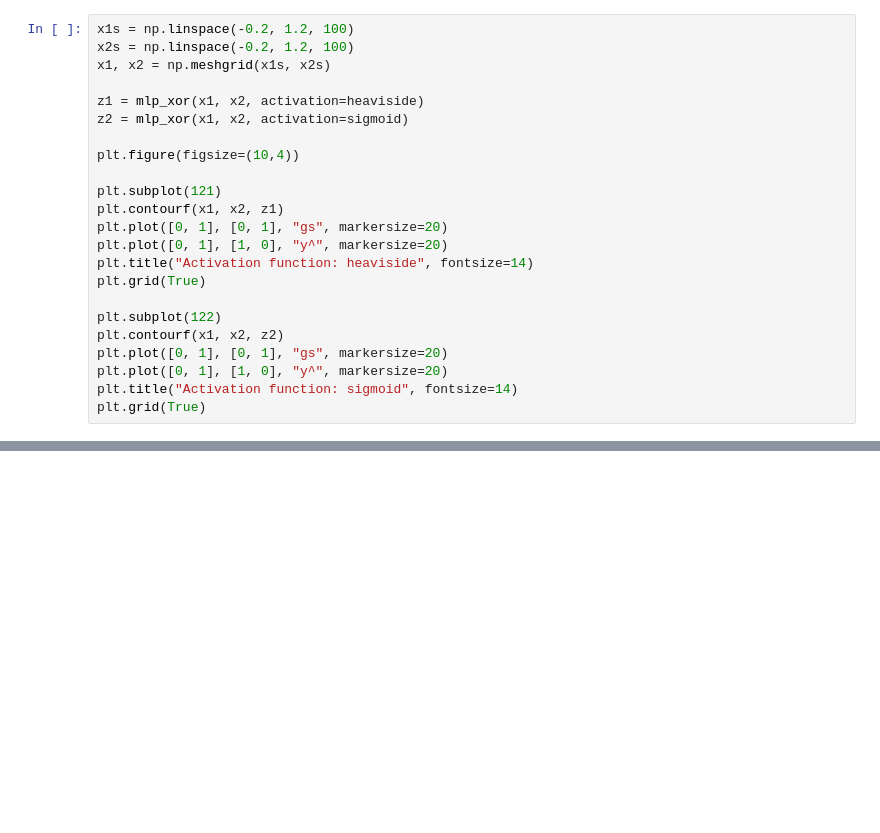
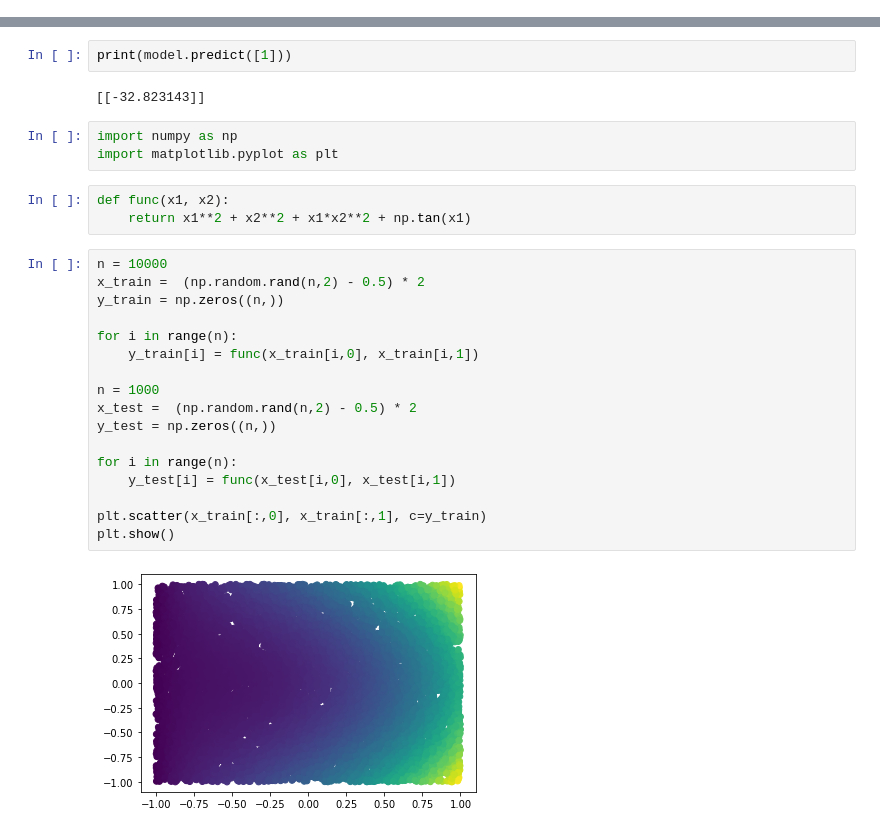
Before and after one commit to kurcevsky/Studia---TensorFlow, a Jupyter notebook: zad2.ipynb, the cells around one changed output, grey strips where cells are left out. Drawn from its saved outputs; the diff is of its cells as text; blank space fills up the shorter version.

```diff
--- a/zad2.ipynb
+++ b/zad2.ipynb
@@ -168,23 +0,0 @@ def mlp_xor(x1, x2, activation=heaviside):
-# %%
-x1s = np.linspace(-0.2, 1.2, 100)
-x2s = np.linspace(-0.2, 1.2, 100)
-x1, x2 = np.meshgrid(x1s, x2s)
-
-z1 = mlp_xor(x1, x2, activation=heaviside)
-z2 = mlp_xor(x1, x2, activation=sigmoid)
-
-plt.figure(figsize=(10,4))
-
-plt.subplot(121)
-plt.contourf(x1, x2, z1)
-plt.plot([0, 1], [0, 1], "gs", markersize=20)
-plt.plot([0, 1], [1, 0], "y^", markersize=20)
-plt.title("Activation function: heaviside", fontsize=14)
-plt.grid(True)
-
-plt.subplot(122)
-plt.contourf(x1, x2, z2)
-plt.plot([0, 1], [0, 1], "gs", markersize=20)
-plt.plot([0, 1], [1, 0], "y^", markersize=20)
-plt.title("Activation function: sigmoid", fontsize=14)
-plt.grid(True)
@@ -1311,0 +59,29 @@ UsageError: Line magic function `%tensorboard` not found.
+# %%
+print(model.predict([1]))
+# %% [output]
+[[-32.823143]]
+# %%
+import numpy as np
+import matplotlib.pyplot as plt
+# %%
+def func(x1, x2):
+    return x1**2 + x2**2 + x1*x2**2 + np.tan(x1)
+# %%
+n = 10000
+x_train =  (np.random.rand(n,2) - 0.5) * 2
+y_train = np.zeros((n,))
+
+for i in range(n):
+    y_train[i] = func(x_train[i,0], x_train[i,1])
+
+n = 1000
+x_test =  (np.random.rand(n,2) - 0.5) * 2
+y_test = np.zeros((n,))
+
+for i in range(n):
+    y_test[i] = func(x_test[i,0], x_test[i,1])
+
+plt.scatter(x_train[:,0], x_train[:,1], c=y_train)
+plt.show()
+# %% [output]
+[figure, added]
```
Also changed, not shown: parts of 197 cells of this notebook.
